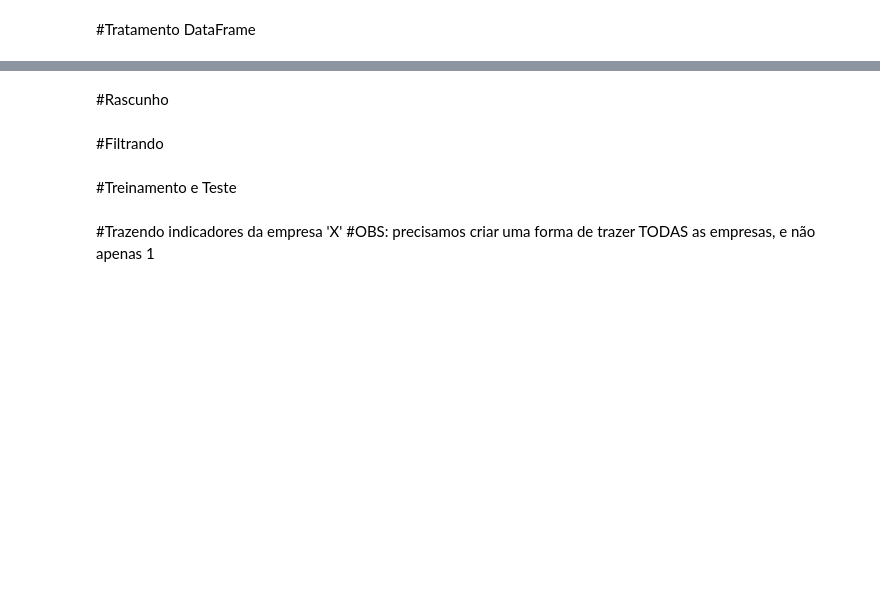
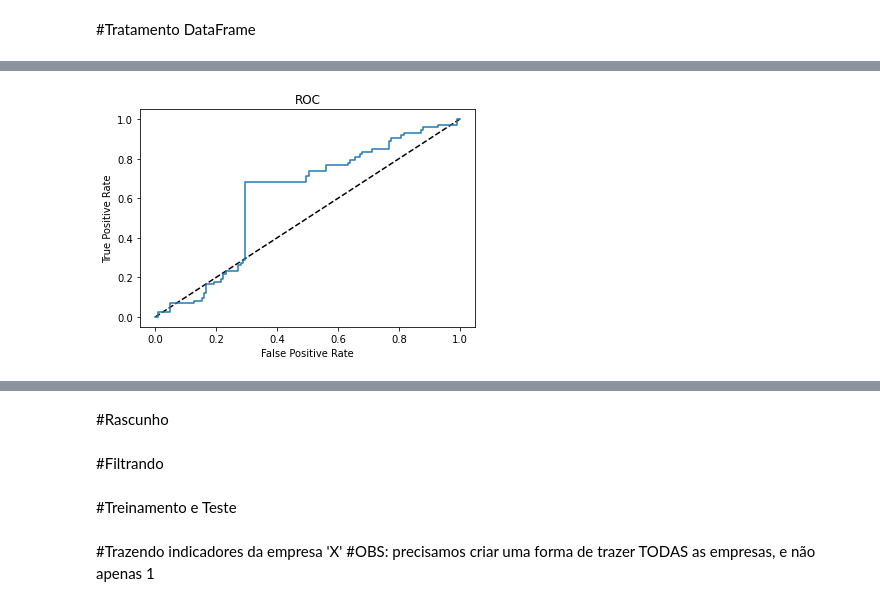
Before and after one commit to Willian-BC/Projeto-Final, a Jupyter notebook: Projeto_DataScience.ipynb, the cells around one changed output, grey strips where cells are left out. Drawn from its saved outputs; the diff is of its cells as text; code cells hidden in the pictures; blank space fills up the shorter version.

Commit message:
Analise dos resultados através de gráficos e indicadores

```diff
--- a/Projeto_DataScience.ipynb
+++ b/Projeto_DataScience.ipynb
@@ -29,0 +88,25 @@ arquivos_zip
+# %%
+# Model complexity
+neig = np.arange(1, 25)
+train_accuracy = []
+test_accuracy = []
+# Loop over different values of k
+for i, k in enumerate(neig):
+    # k from 1 to 25(exclude)
+    knn = KNeighborsClassifier(n_neighbors=k)
+    knn.fit(x_train,y_train)
+    train_accuracy.append(knn.score(x_train, y_train))
+    test_accuracy.append(knn.score(x_test, y_test))
+
+# Plot
+plt.figure(figsize=[13,8])
+plt.plot(neig, test_accuracy, label = 'Testing Accuracy')
+plt.plot(neig, train_accuracy, label = 'Training Accuracy')
+plt.legend()
+plt.title('-value VS Accuracy')
+plt.xlabel('Number of Neighbors')
+plt.ylabel('Accuracy')
+plt.xticks(neig)
+plt.savefig('graph.png')
+plt.show()
+print("Best accuracy is {} with K = {}".format(np.max(test_accuracy),1+test_accuracy.index(np.max(test_accuracy))))
@@ -30 +182,23 @@ arquivos_zip
+# %%
+from sklearn.metrics import roc_curve
+from sklearn.linear_model import LogisticRegression
+from sklearn.metrics import confusion_matrix, classification_report
+# Faliu = 1 and Não Faliu = 0
+dre_10['Outras Receitas Operacionais'] = [1 if i == 'Faliu' else 0 for i in dre_10.loc[:,'Resultado']]
+x,y = dre_10.loc[:,['Despesas com Pessoal','Despesas Tributárias','Outras Receitas Operacionais','Outras Despesas Operacionais',
+                                      'Corrente','Participações']], dre_10.loc[:,'Outras Receitas Operacionais']
+x_train, x_test, y_train, y_test = train_test_split(x, y, test_size = 0.3, random_state=42)
+logreg = LogisticRegression()
+logreg.fit(x_train,y_train)
+y_pred_prob = logreg.predict_proba(x_test)[:,1]
+fpr, tpr, thresholds = roc_curve(y_test, y_pred_prob)
+# Plot ROC curve
+plt.plot([0, 1], [0, 1], 'k--')
+plt.plot(fpr, tpr)
+plt.xlabel('False Positive Rate')
+plt.ylabel('True Positive Rate')
+plt.title('ROC')
+plt.show()
+# %% [output]
+[figure, added]
 # %%
```
Also changed, not shown: parts of 29 cells of this notebook.
